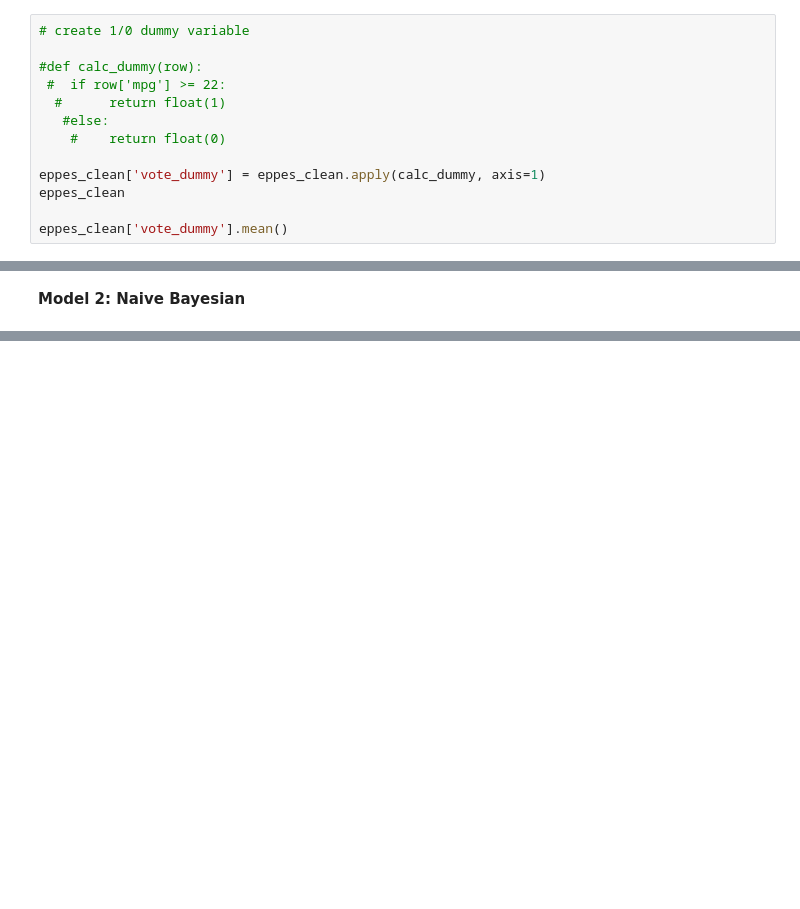
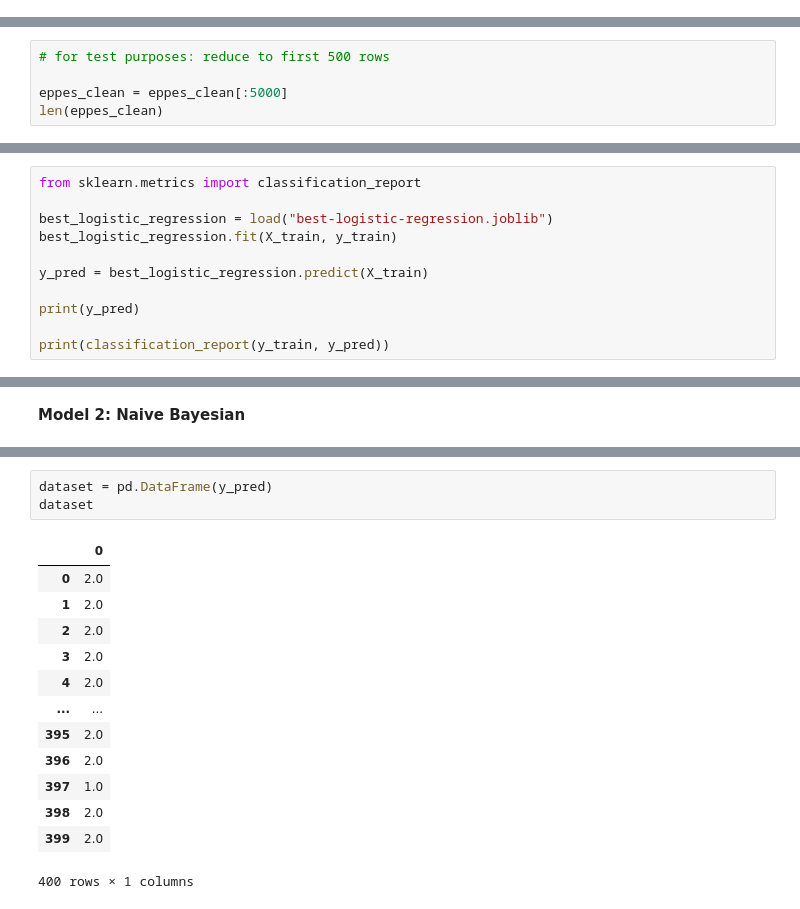
Before and after one commit to OskarKrafft/Machine-Learning-Project, a Jupyter notebook: 02_Models.ipynb, the cells around one changed output, grey strips where cells are left out. Cells and saved outputs as stored; diff of their text form; blank space fills up the shorter version.

```diff
--- a/02_Models.ipynb
+++ b/02_Models.ipynb
@@ -26,13 +30,0 @@ eppes_clean
-# %%
-# create 1/0 dummy variable
-
-#def calc_dummy(row):
- #  if row['mpg'] >= 22:
-  #      return float(1)
-   #else:
-    #    return float(0)
-
-eppes_clean['vote_dummy'] = eppes_clean.apply(calc_dummy, axis=1)
-eppes_clean
-
-eppes_clean['vote_dummy'].mean()
@@ -40,0 +31,5 @@ eppes_clean['vote_dummy'].mean()
+# %%
+# for test purposes: reduce to first 500 rows
+
+eppes_clean = eppes_clean[:5000]
+len(eppes_clean)
@@ -197 +191,12 @@ Best: 0.813383 using {'classifier__C': 0.01, 'classifier__penalty': 'l2', 'class
 ['best-logistic-regression.joblib']
+# %%
+from sklearn.metrics import classification_report
+
+best_logistic_regression = load("best-logistic-regression.joblib")
+best_logistic_regression.fit(X_train, y_train)
+
+y_pred = best_logistic_regression.predict(X_train)
+
+print(y_pred)
+
+print(classification_report(y_train, y_pred))
@@ -212,0 +292,17 @@ Pipeline(steps=[('preprocessor',
+# %%
+dataset = pd.DataFrame(y_pred)
+dataset
+# %% [output]
+|  | 0 |
+| 0 | 2.0 |
+| 1 | 2.0 |
+| 2 | 2.0 |
+| 3 | 2.0 |
+| 4 | 2.0 |
+| ... | ... |
+| 395 | 2.0 |
+| 396 | 2.0 |
+| 397 | 1.0 |
+| 398 | 2.0 |
+| 399 | 2.0 |
+400 rows × 1 columns
```
Also changed, not shown: parts of 14 cells of this notebook.
